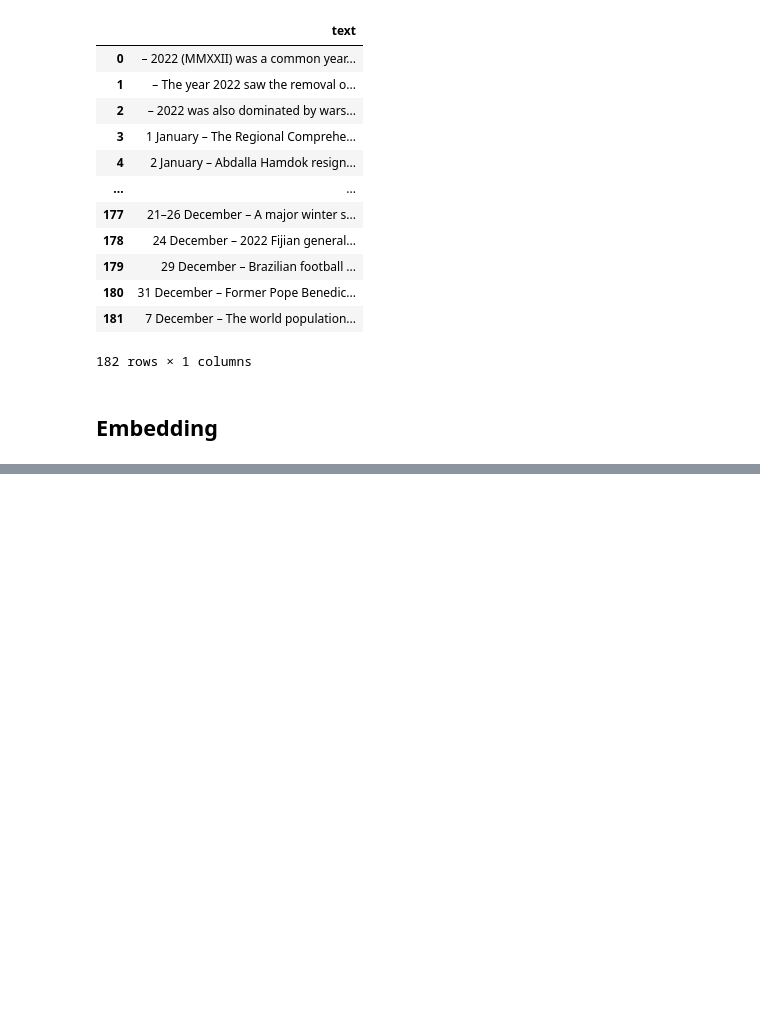
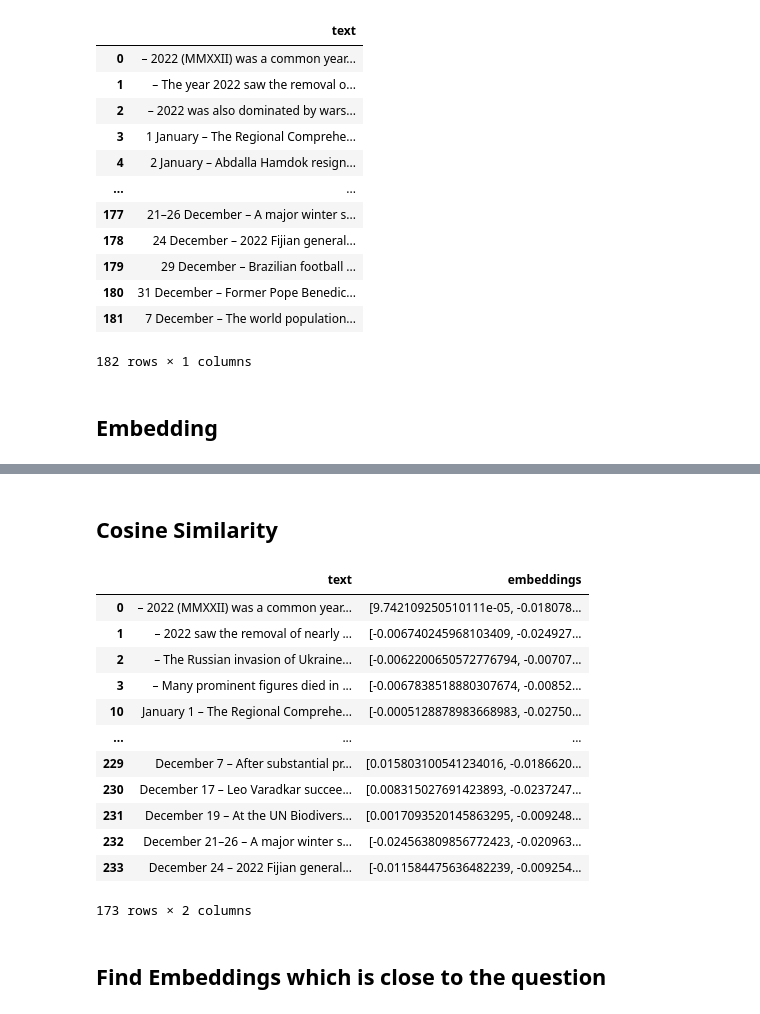
Before and after one commit to HajimeK/openaichat, a Jupyter notebook: notebook/work/Lab/wikipedia.ipynb, the cells around one changed output, grey strips where cells are left out. Cells and saved outputs as stored; diff of their text form; code cells hidden in the pictures; blank space fills up the shorter version.

```diff
--- a/notebook/work/Lab/wikipedia.ipynb
+++ b/notebook/work/Lab/wikipedia.ipynb
@@ -148,0 +153,24 @@ df
+# %% [markdown]
+## Cosine Similarity
+# %%
+import numpy as np
+import pandas as pd
+df = pd.read_csv("../embeddings.csv", index_col=0)
+df["embeddings"] = df["embeddings"].apply(eval).apply(np.array)
+df
+# %% [output]
+|  | text | embeddings |
+| 0 | – 2022 (MMXXII) was a common year... | [9.742109250510111e-05, -0.018078... |
+| 1 | – 2022 saw the removal of nearly ... | [-0.006740245968103409, -0.024927... |
+| 2 | – The Russian invasion of Ukraine... | [-0.0062200650572776794, -0.00707... |
+| 3 | – Many prominent figures died in ... | [-0.0067838518880307674, -0.00852... |
+| 10 | January 1 – The Regional Comprehe... | [-0.0005128878983668983, -0.02750... |
+| ... | ... | ... |
+| 229 | December 7 – After substantial pr... | [0.015803100541234016, -0.0186620... |
+| 230 | December 17 – Leo Varadkar succee... | [0.008315027691423893, -0.0237247... |
+| 231 | December 19 – At the UN Biodivers... | [0.0017093520145863295, -0.009248... |
+| 232 | December 21–26 – A major winter s... | [-0.024563809856772423, -0.020963... |
+| 233 | December 24 – 2022 Fijian general... | [-0.011584475636482239, -0.009254... |
+173 rows × 2 columns
+# %% [markdown]
+## Find Embeddings which is close to the question
```
Also changed, not shown: parts of 10 cells of this notebook, 1 other file.
